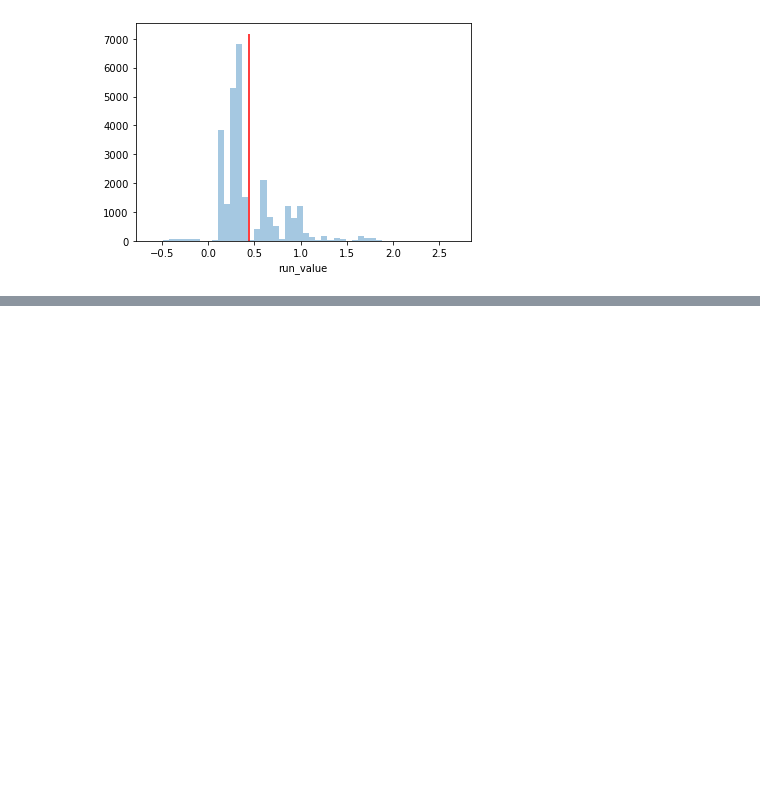
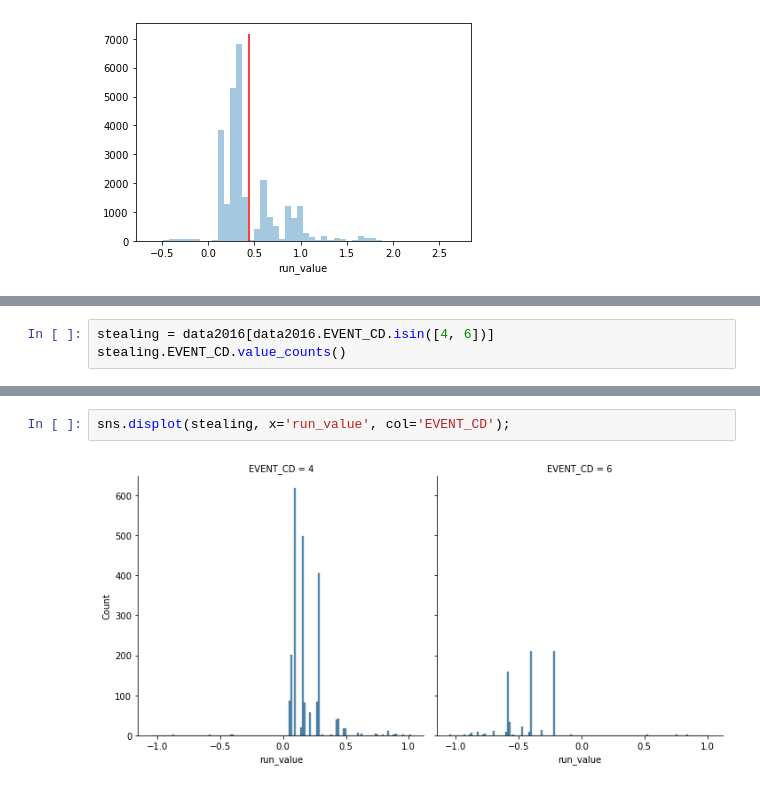
Before and after one commit to fonnesbeck/baseball, a Jupyter notebook: notebooks/Run Expectancy.ipynb, the cells around one changed output, grey strips where cells are left out. Saved outputs shown, nothing was run; the diff lists cells and outputs as text; blank space fills up the shorter version.

```diff
--- a/notebooks/Run Expectancy.ipynb
+++ b/notebooks/Run Expectancy.ipynb
@@ -249,0 +252,3 @@ ax.vlines(singles.run_value.mean(), ymin=0, ymax=ax.get_ylim()[1], color='r');
+# %%
+stealing = data2016[data2016.EVENT_CD.isin([4, 6])]
+stealing.EVENT_CD.value_counts()
@@ -249,0 +280,4 @@ ax.vlines(singles.run_value.mean(), ymin=0, ymax=ax.get_ylim()[1], color='r');
+# %%
+sns.displot(stealing, x='run_value', col='EVENT_CD');
+# %% [output]
+[figure, added]
```
Also changed, not shown: parts of 8 cells of this notebook.
